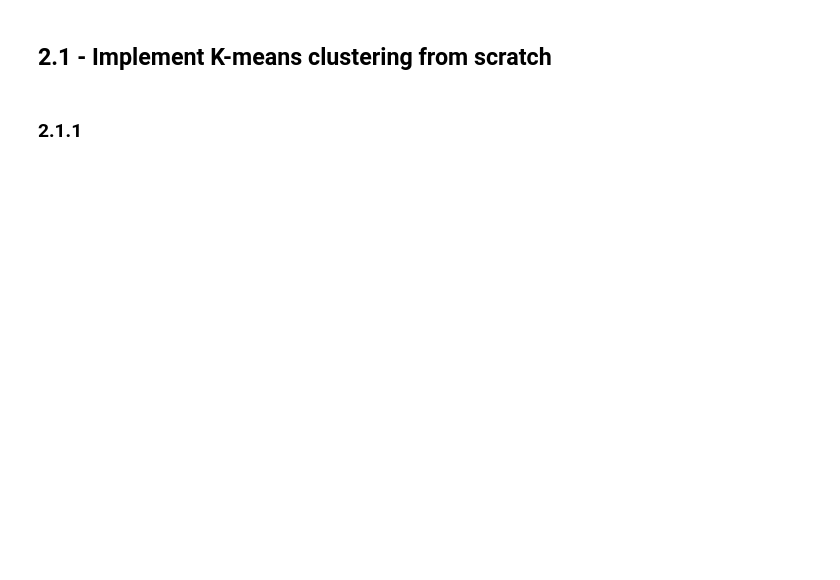
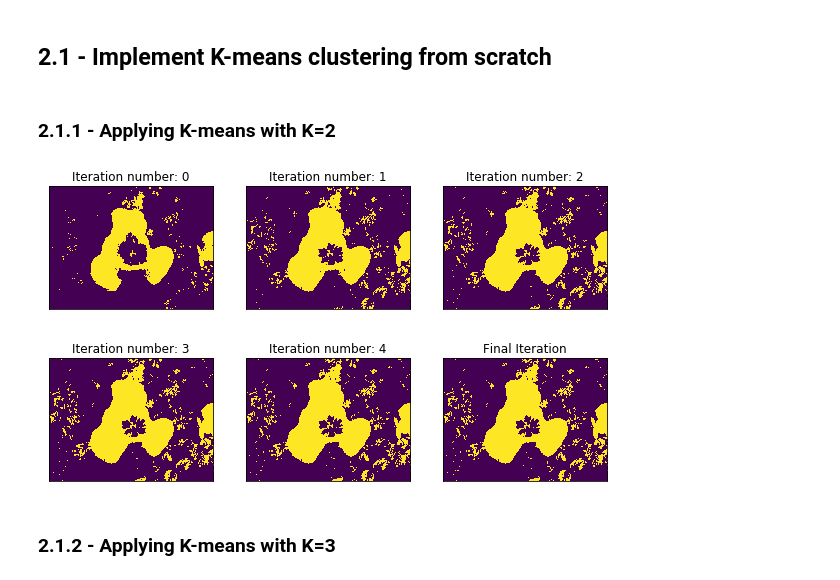
Before and after one commit to Patrick-Erath/OpenCV, a Jupyter notebook: Assignment3/Question2_A3.ipynb, the cells around one changed output. Saved outputs shown, nothing was run; the diff lists cells and outputs as text; code cells hidden in the pictures; blank space fills up the shorter version.

```diff
--- a/Assignment3/Question2_A3.ipynb
+++ b/Assignment3/Question2_A3.ipynb
@@ -3,2 +139,2 @@
 # %% [markdown]
-### 2.1.1
+### 2.1.1 - Applying K-means with K=2
@@ -117,7 +141,12 @@ def show_figures(imgs, isGray = False):
 # %%
-clusters = k_means(img, 2, 6)
+clusters = k_means(img, k=2, iter_n=6)
 #show_plot(clusters)
 show_figures(clusters)
+# %% [output]
+[figure, added]
+[figure, added]
+# %% [markdown]
+### 2.1.2 - Applying K-means with K=3
 # %%
 clusters = k_means(img, 3, 6)
 show_figures(clusters)
```
Also changed, not shown: parts of 30 cells of this notebook, 1 other file.
